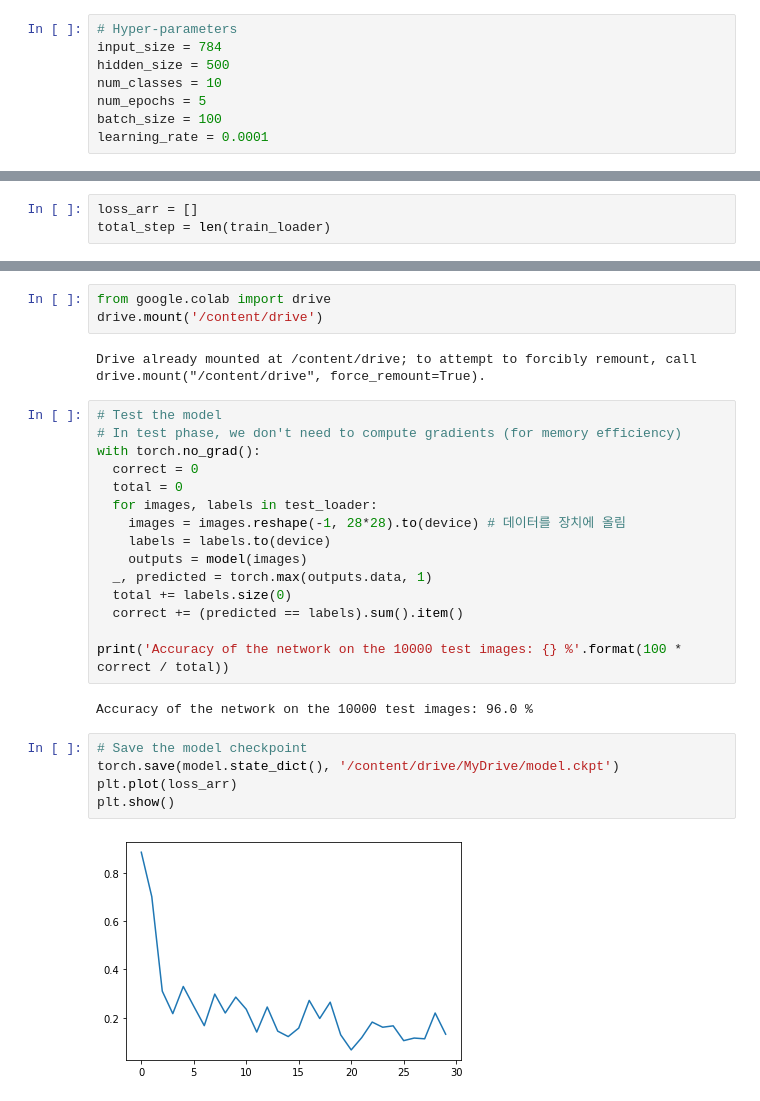
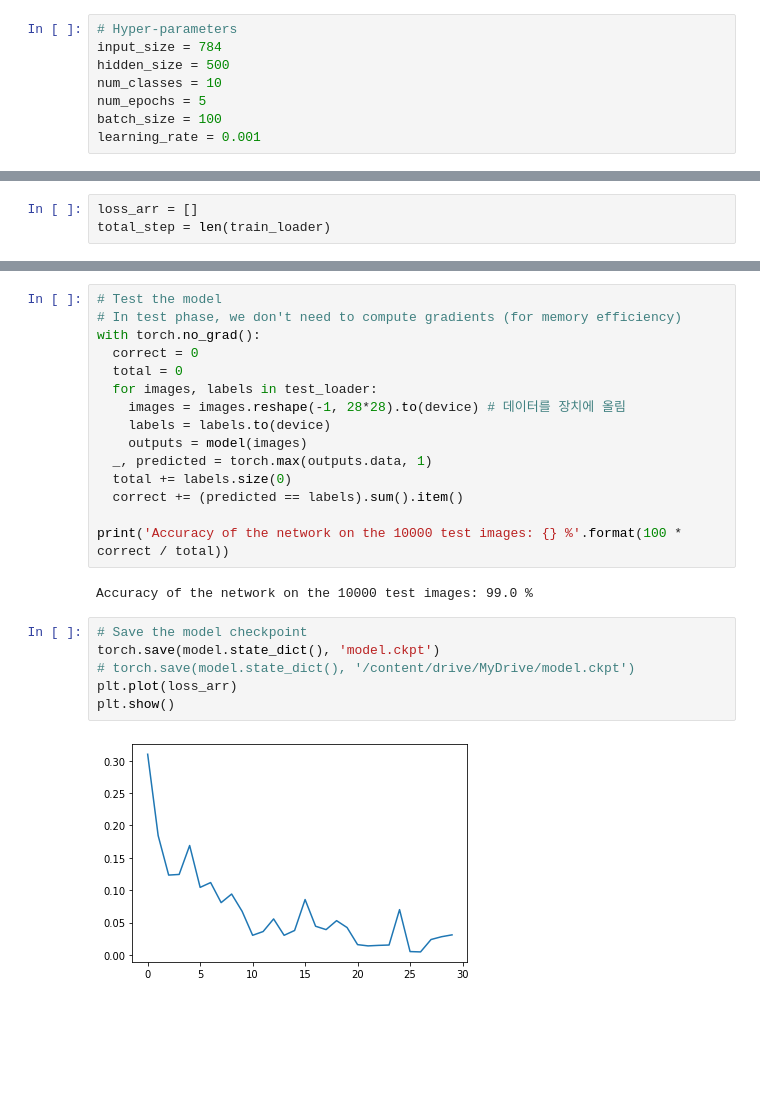
Before and after one commit to DeepnHigh/2023_SWAIcamp, a Jupyter notebook: EAI/day1/1_Perceptron_MLP.ipynb, the cells around one changed output, grey strips where cells are left out. Cells and saved outputs as stored; diff of their text form; blank space fills up the shorter version.

```diff
--- a/EAI/day1/1_Perceptron_MLP.ipynb
+++ b/EAI/day1/1_Perceptron_MLP.ipynb
@@ -57,7 +58,7 @@ hidden_size = 500
 num_classes = 10
 num_epochs = 5
 batch_size = 100
-learning_rate = 0.0001
+learning_rate = 0.001
 # %%
 # 파이토치에서 제공하는 MNIST dataset
 train_dataset = torchvision.datasets.MNIST(root='./data',train=True,
@@ -133,8 +134,3 @@ Epoch [5/5], Step [600/600], Loss: 0.1314
-# %%
-from google.colab import drive
-drive.mount('/content/drive')
-# %% [output]
-Drive already mounted at /content/drive; to attempt to forcibly remount, call drive.mount("/content/drive", force_remount=True).
 # %%
 # Test the model
 # In test phase, we don't need to compute gradients (for memory efficiency)
@@ -151,11 +147,12 @@ with torch.no_grad():
 
 print('Accuracy of the network on the 10000 test images: {} %'.format(100 * correct / total))
 # %% [output]
-Accuracy of the network on the 10000 test images: 96.0 %
+Accuracy of the network on the 10000 test images: 99.0 %
 # %%
 # Save the model checkpoint
-torch.save(model.state_dict(), '/content/drive/MyDrive/model.ckpt')
+torch.save(model.state_dict(), 'model.ckpt')
+# torch.save(model.state_dict(), '/content/drive/MyDrive/model.ckpt')
 plt.plot(loss_arr)
 plt.show()
 # %% [output]
-[figure, old version]
+[figure, new version]
```
Also changed, not shown: parts of 6 cells of this notebook, 7 other files.
